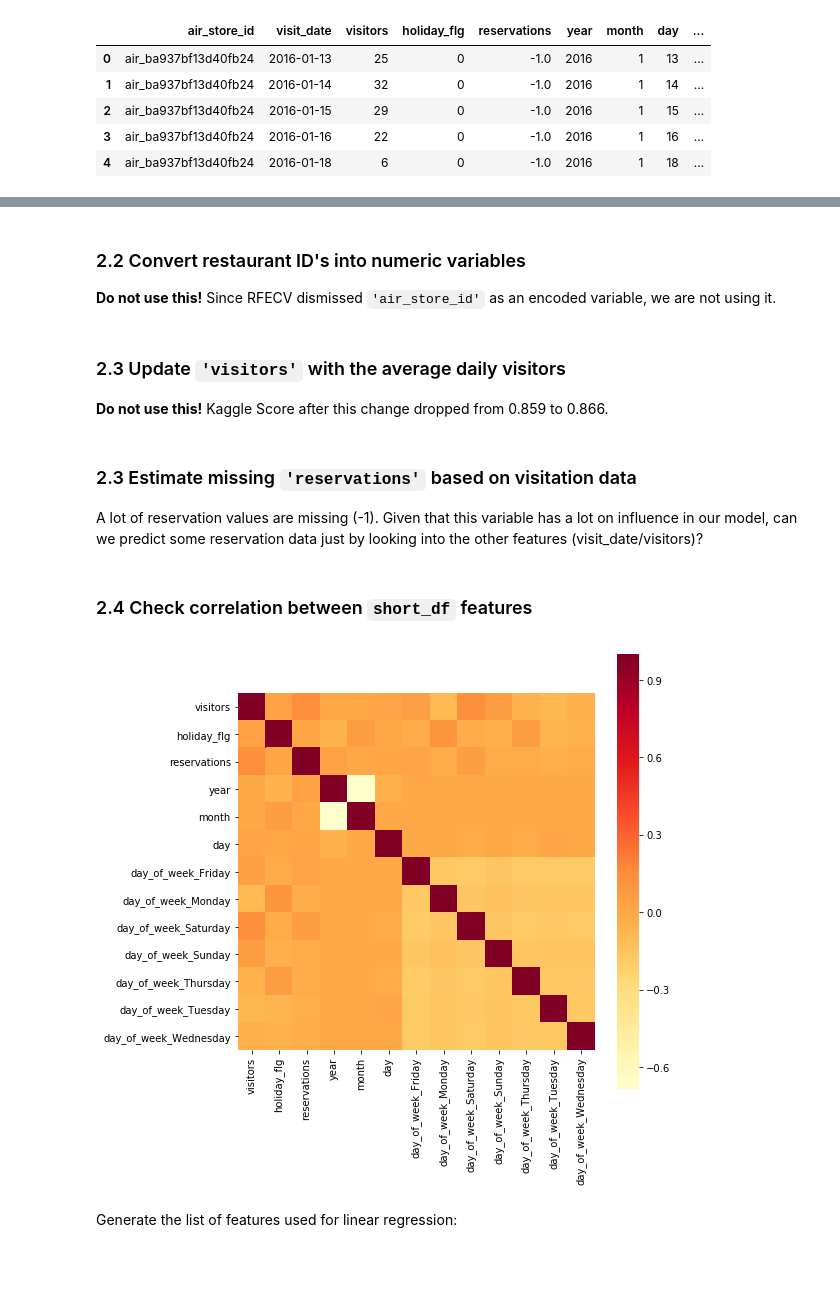
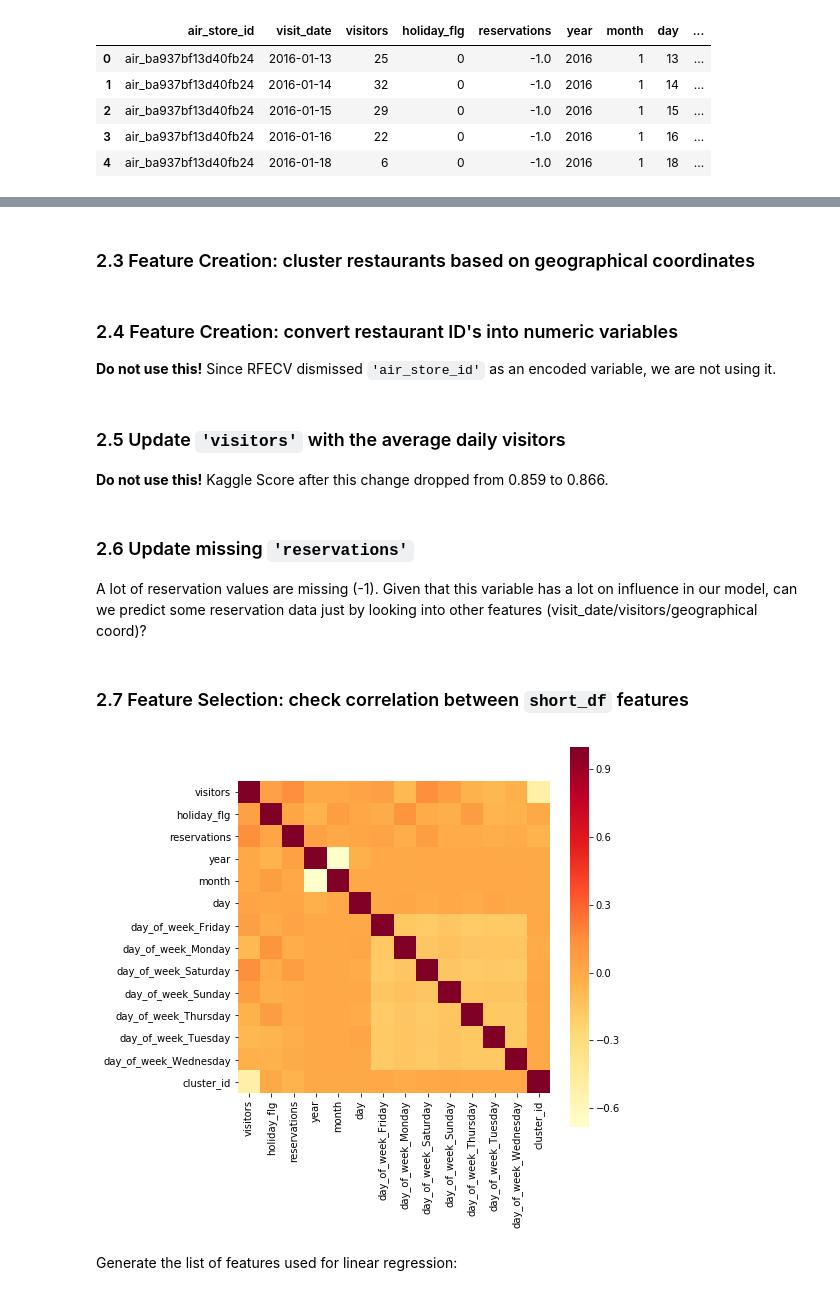
Before and after one commit to karlphillip/DataScience, a Jupyter notebook: Capstone Project1/3_regression.ipynb, the cells around one changed output, grey strips where cells are left out. Saved outputs shown, nothing was run; the diff lists cells and outputs as text; code cells hidden in the pictures; blank space fills up the shorter version.

```diff
--- a/Capstone Project1/3_regression.ipynb
+++ b/Capstone Project1/3_regression.ipynb
@@ -67,18 +67,20 @@ plt.show()
 `short_df` is the resulting DataFrame, created to store all the features used for linear regression later on.
 # %%
 # Select which features are going to be used from the Dataframe
-short_df = df[ ['air_store_id', 'visit_date', 'visitors', 'day_of_week', 'holiday_flg', 'reservations'] ].copy()
+def get_features_df():
+    short_df = df[ ['air_store_id', 'visit_date', 'visitors', 'day_of_week', 'holiday_flg', 'reservations'] ].copy()
 
-short_df['year'] = df['visit_date'].dt.year
-short_df['month'] = df['visit_date'].dt.month
-short_df['day'] = df['visit_date'].dt.day
+    short_df['year'] = df['visit_date'].dt.year
+    short_df['month'] = df['visit_date'].dt.month
+    short_df['day'] = df['visit_date'].dt.day
 
-# Delete restaurant's IDs
-#del short_df['air_store_id']
+    # Convert 'day_of_week' categorical feature into dummy variable
+    short_df = pd.get_dummies(short_df, columns=['day_of_week'])
 
-# Convert 'day_of_week' categorical feature into dummy variable
-short_df = pd.get_dummies(short_df, columns=['day_of_week'])
+    return short_df
 
+
+short_df = get_features_df()
 print('>>> short_df shape=', short_df.shape)
 display(short_df.head(5))
 # %% [output]
@@ -91,0 +96,8 @@ display(short_df.head(5))
+# %%
+def get_restaurant_matrix():
+    short_df = get_features_df()
+    matrix_df = short_df.drop('visit_date', axis=1).pivot_table(index=['air_store_id'], columns=['day','month','year','holiday_flg'], values='visitors')
+    matrix_df.fillna(0, inplace=True)
+    return matrix_df
+
+display(get_restaurant_matrix().head())
@@ -91,0 +178,3 @@ display(short_df.head(5))
+# %%
+# Define the number of clusters
+N = 2
@@ -91,0 +233,6 @@ display(short_df.head(5))
+# %%
+# Add a cluster_id for every restaurant
+short_df = pd.merge(short_df, cluster_df[['air_store_id', 'cluster_id']], on='air_store_id', how='left')
+#display(short_df[short_df['cluster_id'] == 2].tail())
+# %% [markdown]
+### 2.3 Feature Creation: cluster restaurants based on geographical coordinates
@@ -92,5 +246,5 @@ display(short_df.head(5))
 # %% [markdown]
-### 2.2 Convert restaurant ID's into numeric variables
+### 2.4 Feature Creation: convert restaurant ID's into numeric variables
 
 **Do not use this!** Since RFECV dismissed `'air_store_id'` as an encoded variable, we are not using it.
 # %%
@@ -100,7 +254,7 @@ display(short_df.head(5))
 # label_enc.fit(short_df['air_store_id'])
 # short_df['air_store_id_enc'] = label_enc.transform(short_df['air_store_id'])  # transform categories into integers
 # %% [markdown]
-### 2.3 Update `'visitors'` with the average daily visitors
+### 2.5 Update `'visitors'` with the average daily visitors
 
 **Do not use this!** Kaggle Score after this change dropped from 0.859 to 0.866.
 # %%
@@ -122,21 +276,21 @@ display(short_df.head(5))
 # print('>>> Updated short_df:')
 # display(short_df.tail())
 # %% [markdown]
-### 2.3 Estimate missing `'reservations'` based on visitation data
+### 2.6 Update missing `'reservations'`
 
-A lot of reservation values are missing (-1). Given that this variable has a lot on influence in our model, can we predict some reservation data just by looking into the other features (visit_date/visitors)?
+A lot of reservation values are missing (-1). Given that this variable has a lot on influence in our model, can we predict some reservation data just by looking into other features (visit_date/visitors/geographical coord)?
 # %%
 # TODO
 # %% [markdown]
-### 2.4 Check correlation between `short_df` features
+### 2.7 Feature Selection: check correlation between `short_df` features
 # %%
 # Plot correlation between different features
-plt.figure(figsize=(8, 8))
+plt.figure(figsize=(7, 7))
 sns.heatmap(short_df.corr(), square=True, cmap='YlOrRd')  # RdBu_r, YlOrRd
 plt.plot()
 plt.show()
 # %% [output]
-[figure, old version]
+[figure, new version]
 # %% [markdown]
 Generate the list of features used for linear regression:
 # %%
```
Also changed, not shown: parts of 27 cells of this notebook.
